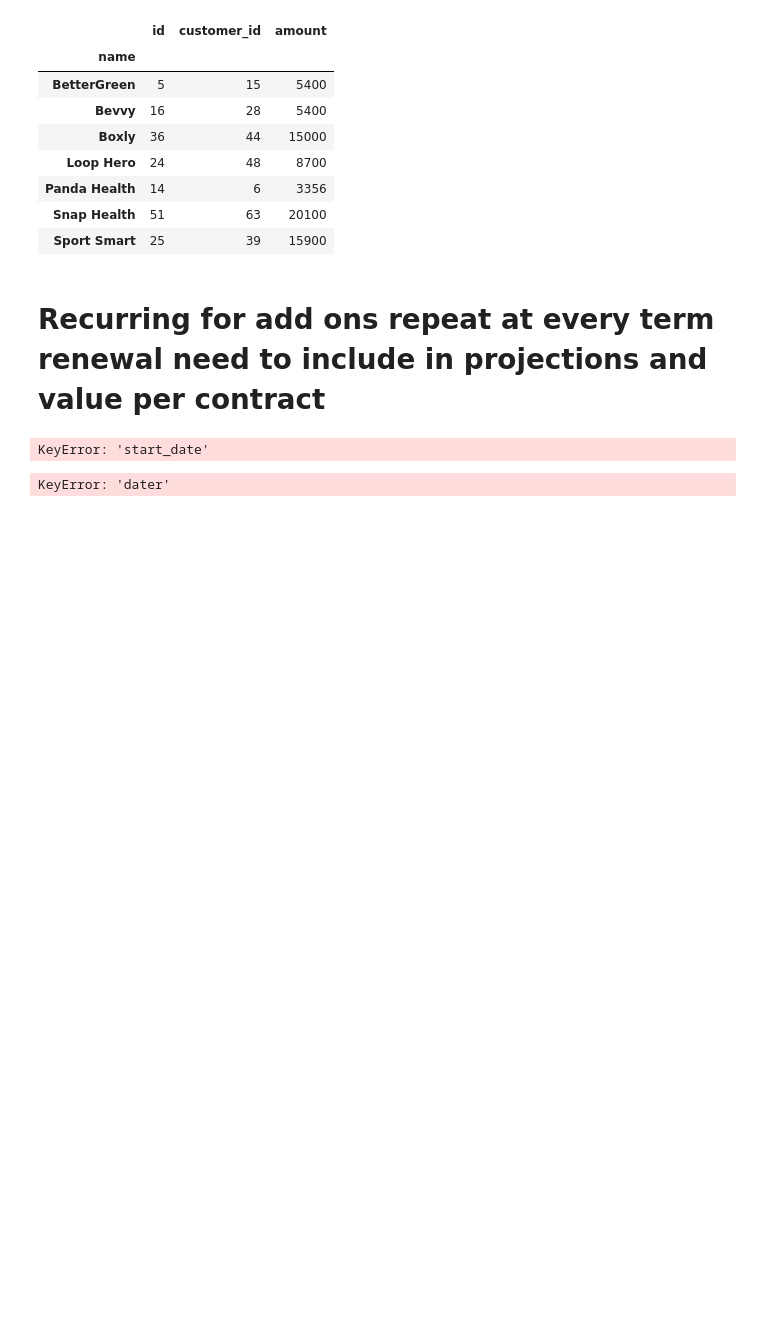
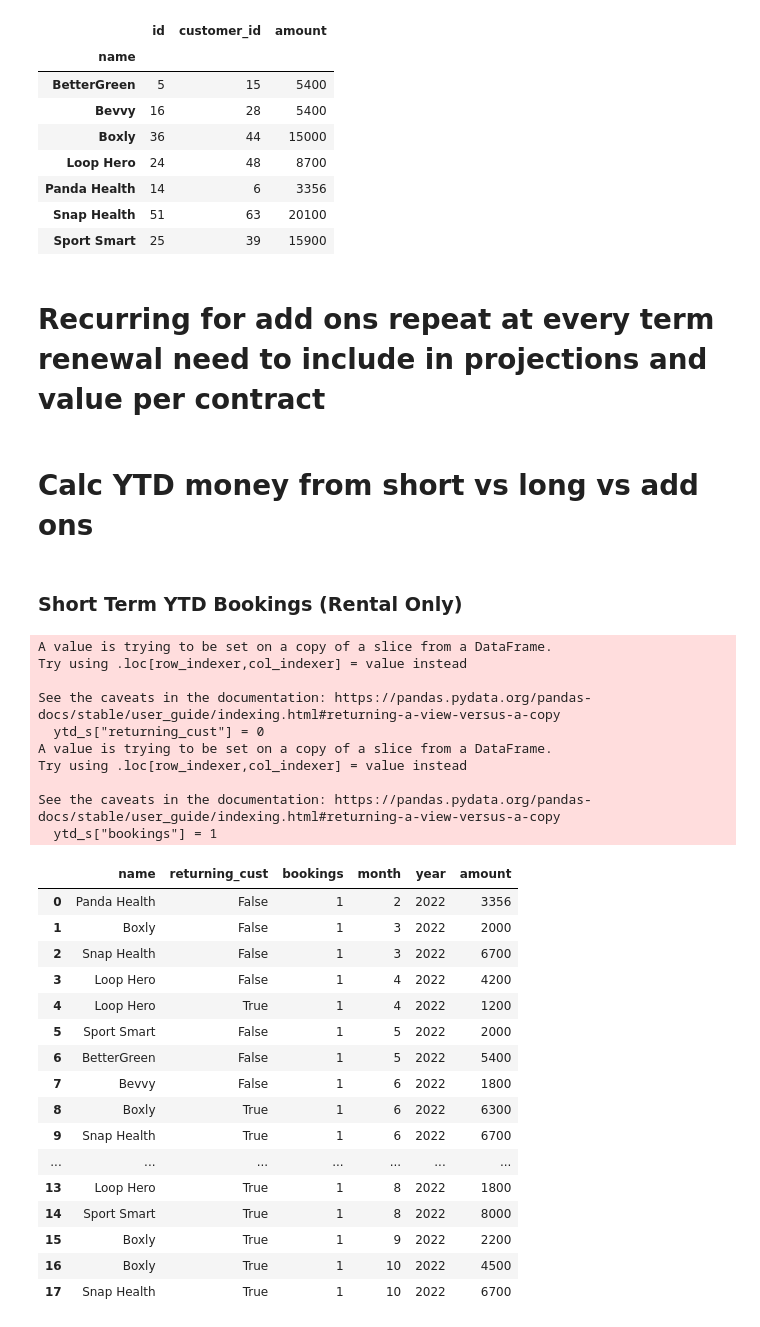
Before and after one commit to njw27/codi_pres, a Jupyter notebook: codi_nb.ipynb, the cells around one changed output. Cells and saved outputs as stored; diff of their text form; code cells hidden in the pictures; blank space fills up the shorter version.

```diff
--- a/codi_nb.ipynb
+++ b/codi_nb.ipynb
@@ -459,16 +455,51 @@ short_w_names.groupby("name").sum()
 | Sport Smart | 25 | 39 | 15900 |
 # %% [markdown]
 # Recurring for add ons repeat at every term renewal need to include in projections and value per contract
-# %%
-copy = addon_lt_names
-date_format = '%Y-%m-%d'
-copy["datetime_format"] = copy["start_date"].apply(lambda x: datetime.datetime.strptime(x, date_format))
-copy
-# %% [output]
-KeyError: 'start_date'
-# %%
-print(copy["dater"][0])
-
-print(copy["dater"][0] + datetime.timedelta(month=36))
-# %% [output]
-KeyError: 'dater'
+# %% [markdown]
+# Calc YTD money from short vs long vs add ons
+# %% [markdown]
+### Short Term YTD Bookings (Rental Only)
+# %%
+ytd_s = short_w_names[["name", "datetime_start_date", "amount"]]
+
+ytd_s["returning_cust"] = 0
+ytd_s["bookings"] = 1
+ytd_s["month"] = pd.DatetimeIndex(ytd_s["datetime_start_date"]).month
+ytd_s["year"] = pd.DatetimeIndex(ytd_s["datetime_start_date"]).year
+
+ytd_s = ytd_s.sort_values(by = ["year", "month"])
+ytd_s = ytd_s.reset_index()
+ytd_s = ytd_s [["name", "returning_cust", "bookings", "month", "year", "amount"]]
+ytd_s["returning_cust"] = ytd_s["name"].duplicated()
+
+ytd_s
+
+#YTD All
+# %% [output]
+A value is trying to be set on a copy of a slice from a DataFrame.
+Try using .loc[row_indexer,col_indexer] = value instead
+
+See the caveats in the documentation: https://pandas.pydata.org/pandas-docs/stable/user_guide/indexing.html#returning-a-view-versus-a-copy
+  ytd_s["returning_cust"] = 0
+A value is trying to be set on a copy of a slice from a DataFrame.
+Try using .loc[row_indexer,col_indexer] = value instead
+
+See the caveats in the documentation: https://pandas.pydata.org/pandas-docs/stable/user_guide/indexing.html#returning-a-view-versus-a-copy
+  ytd_s["bookings"] = 1
+|  | name | returning_cust | bookings | month | year | amount |
+| 0 | Panda Health | False | 1 | 2 | 2022 | 3356 |
+| 1 | Boxly | False | 1 | 3 | 2022 | 2000 |
+| 2 | Snap Health | False | 1 | 3 | 2022 | 6700 |
+| 3 | Loop Hero | False | 1 | 4 | 2022 | 4200 |
+| 4 | Loop Hero | True | 1 | 4 | 2022 | 1200 |
+| 5 | Sport Smart | False | 1 | 5 | 2022 | 2000 |
+| 6 | BetterGreen | False | 1 | 5 | 2022 | 5400 |
+| 7 | Bevvy | False | 1 | 6 | 2022 | 1800 |
+| 8 | Boxly | True | 1 | 6 | 2022 | 6300 |
+| 9 | Snap Health | True | 1 | 6 | 2022 | 6700 |
+| ... | ... | ... | ... | ... | ... | ... |
+| 13 | Loop Hero | True | 1 | 8 | 2022 | 1800 |
+| 14 | Sport Smart | True | 1 | 8 | 2022 | 8000 |
+| 15 | Boxly | True | 1 | 9 | 2022 | 2200 |
+| 16 | Boxly | True | 1 | 10 | 2022 | 4500 |
+| 17 | Snap Health | True | 1 | 10 | 2022 | 6700 |
```
Also changed, not shown: parts of 14 cells of this notebook.
